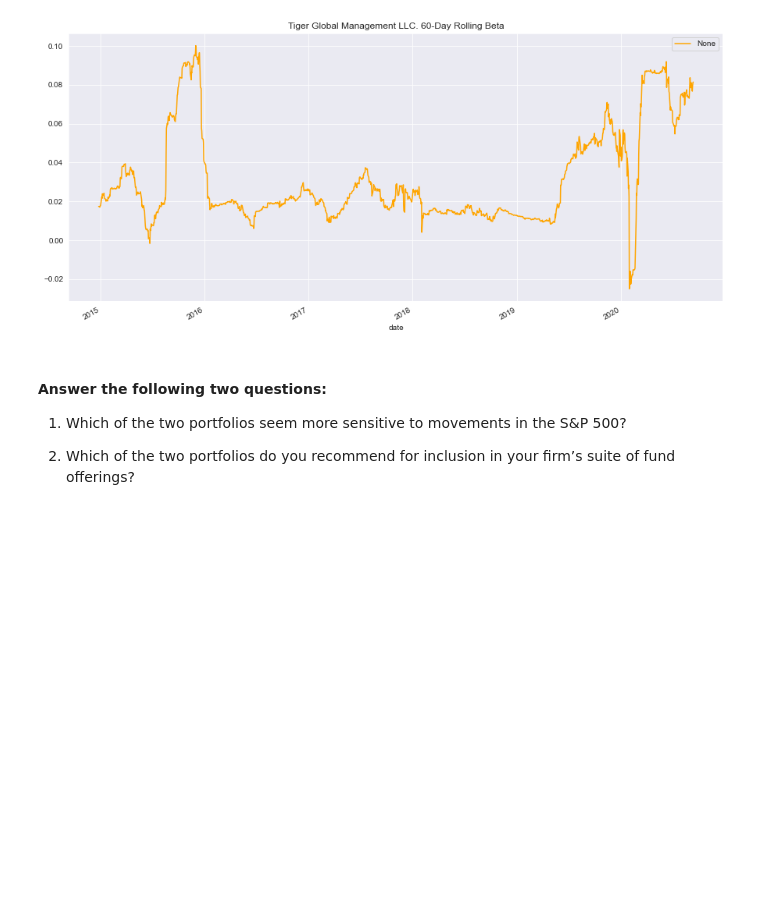
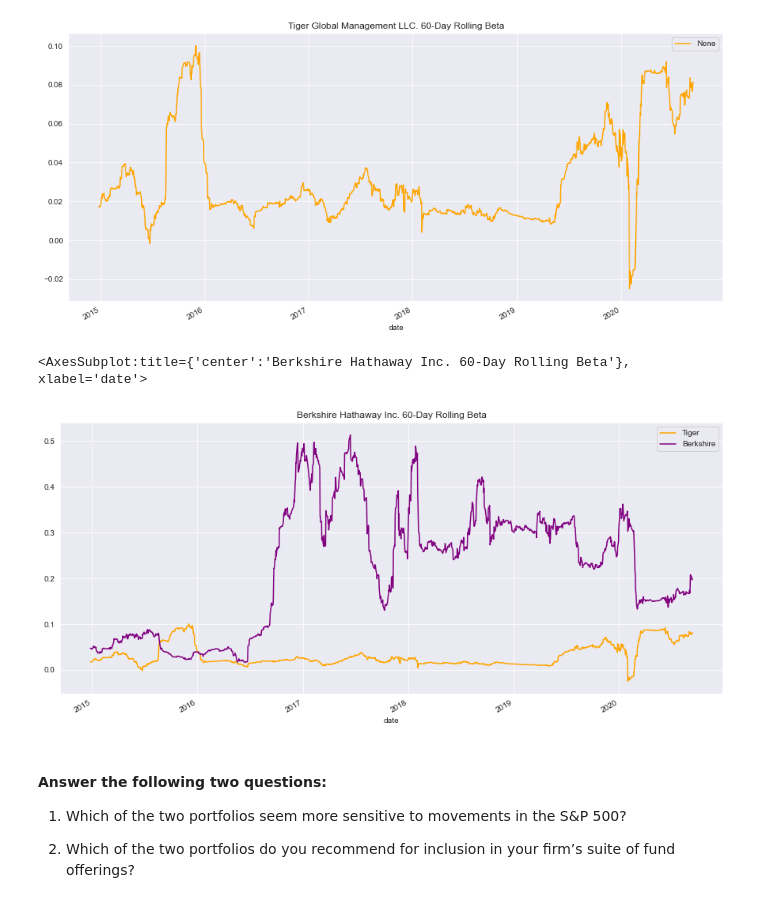
Before and after one commit to aarchmon/Whale-Portfolio-Analysis, a Jupyter notebook: risk_return_analysis.ipynb, the cells around one changed output. Drawn from its saved outputs; the diff is of its cells as text; code cells hidden in the pictures; blank space fills up the shorter version.

```diff
--- a/risk_return_analysis.ipynb
+++ b/risk_return_analysis.ipynb
@@ -533,6 +532,15 @@ tiger_beta_60.plot(figsize = (15, 7), title = "Tiger Global Management LLC. 60-D
 # %% [output]
 <AxesSubplot:title={'center':'Tiger Global Management LLC. 60-Day Rolling Beta'}, xlabel='date'>
 [figure]
+# %%
+# Overlay plot of Tiger and Berkshire.
+p = tiger_beta_60.plot(figsize = (15, 7), title = "Tiger Global Management LLC. 60-Day Rolling Beta",
+                      legend = True, grid = True, color = "orange", label = "Tiger")
+berkshire_beta_60.plot(figsize = (15, 7), title = "Berkshire Hathaway Inc. 60-Day Rolling Beta",
+                      legend = True, grid = True, color = "purple", label = "Berkshire", ax = p)
+# %% [output]
+<AxesSubplot:title={'center':'Berkshire Hathaway Inc. 60-Day Rolling Beta'}, xlabel='date'>
+[figure, added]
 # %% [markdown]
 #### Answer the following two questions:
 
```
Also changed, not shown: parts of 7 cells of this notebook, 1 other file.
